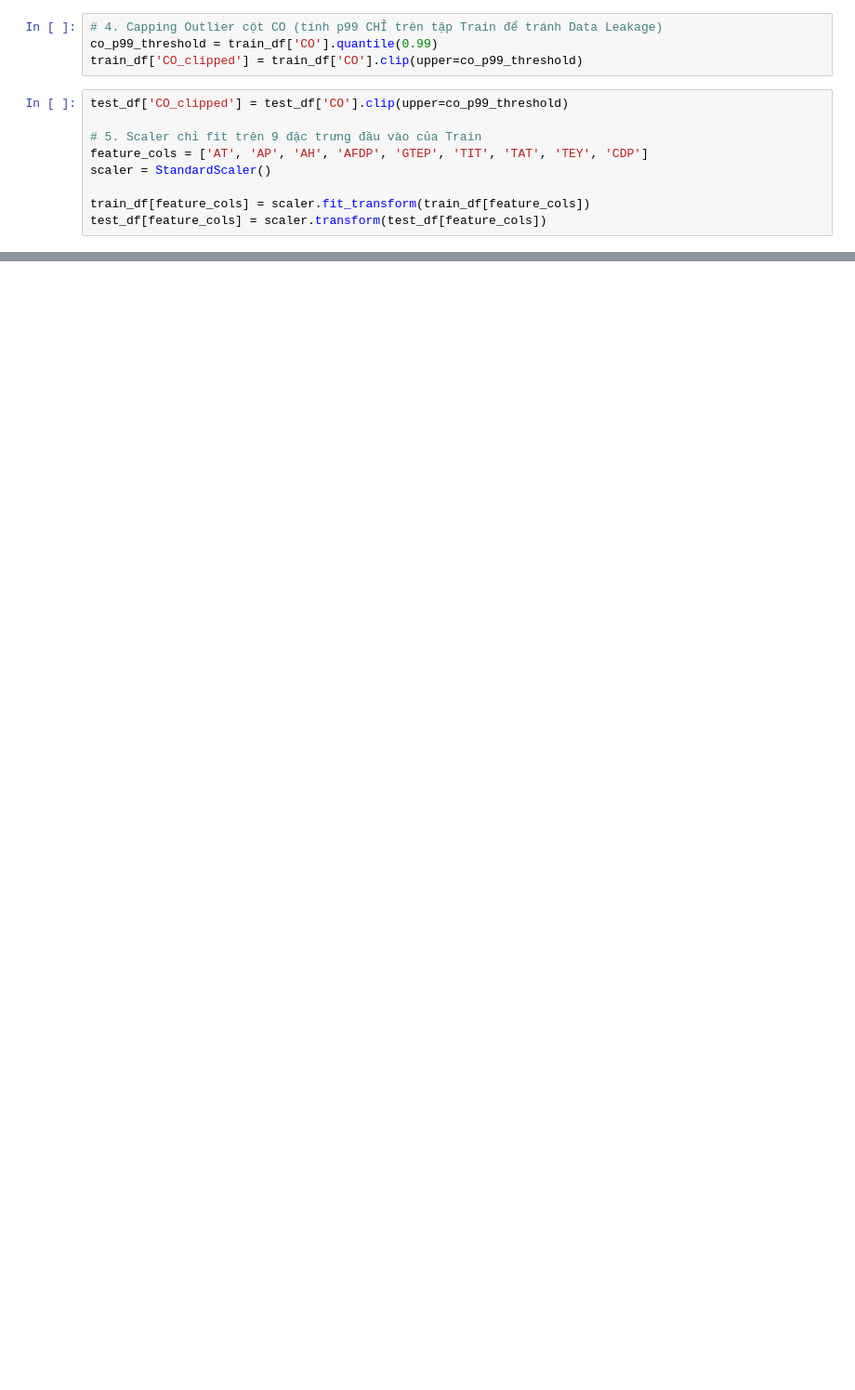
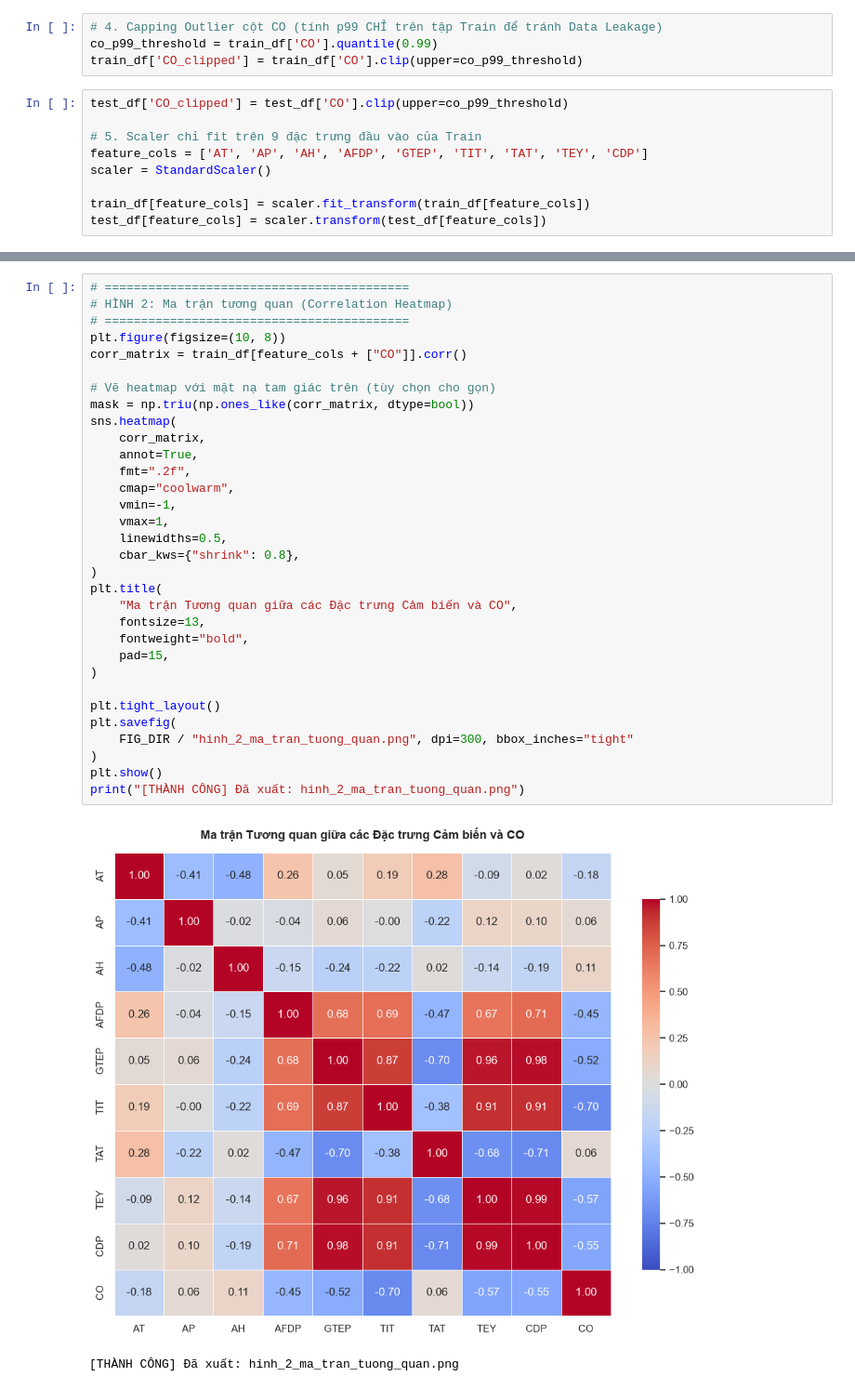
Before and after one commit to hoangsank/BTL---Machine-Learning---co3117-, a Jupyter notebook: notebooks/01_eda.ipynb, the cells around one changed output, grey strips where cells are left out. Shown at 93% size. Saved outputs shown, nothing was run; the diff lists cells and outputs as text; blank space fills up the shorter version.

```diff
--- a/notebooks/01_eda.ipynb
+++ b/notebooks/01_eda.ipynb
@@ -50,0 +110,35 @@ print(f"[THÀNH CÔNG] Đã đóng gói scaler.joblib tại {MODELS_DIR}")
+# %%
+# ==========================================
+# HÌNH 2: Ma trận tương quan (Correlation Heatmap)
+# ==========================================
+plt.figure(figsize=(10, 8))
+corr_matrix = train_df[feature_cols + ["CO"]].corr()
+
+# Vẽ heatmap với mặt nạ tam giác trên (tùy chọn cho gọn)
+mask = np.triu(np.ones_like(corr_matrix, dtype=bool))
+sns.heatmap(
+    corr_matrix,
+    annot=True,
+    fmt=".2f",
+    cmap="coolwarm",
+    vmin=-1,
+    vmax=1,
+    linewidths=0.5,
+    cbar_kws={"shrink": 0.8},
+)
+plt.title(
+    "Ma trận Tương quan giữa các Đặc trưng Cảm biến và CO",
+    fontsize=13,
+    fontweight="bold",
+    pad=15,
+)
+
+plt.tight_layout()
+plt.savefig(
+    FIG_DIR / "hinh_2_ma_tran_tuong_quan.png", dpi=300, bbox_inches="tight"
+)
+plt.show()
+print("[THÀNH CÔNG] Đã xuất: hinh_2_ma_tran_tuong_quan.png")
+# %% [output]
+[figure, added]
+[THÀNH CÔNG] Đã xuất: hinh_2_ma_tran_tuong_quan.png
```
Also changed, not shown: parts of 6 cells of this notebook.
